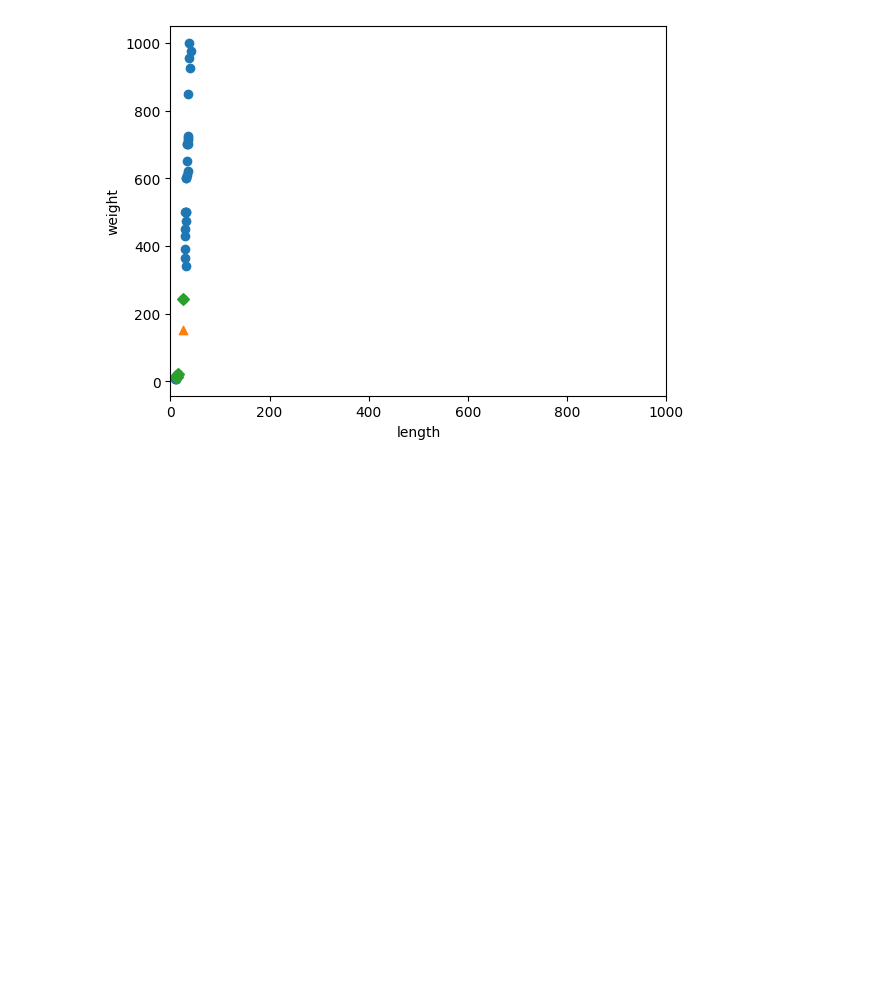
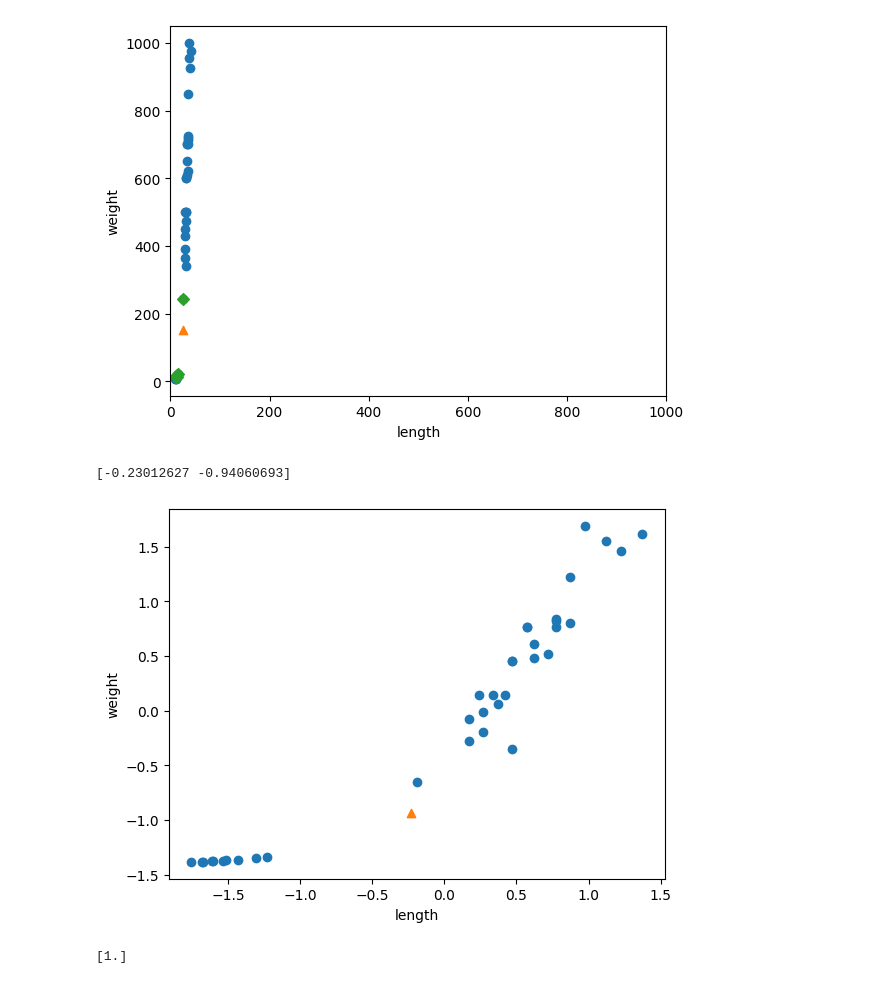
Before and after one commit to donggeunlee77/hg-mldl2, a Jupyter notebook: 연습.ipynb, the cells around one changed output. Drawn from its saved outputs; the diff is of its cells as text; code cells hidden in the pictures; blank space fills up the shorter version.

```diff
--- a/연습.ipynb
+++ b/연습.ipynb
@@ -128,3 +128,32 @@ plt.ylabel('weight')
 plt.show()
 # %% [output]
 [figure]
+# %%
+mean = np.mean(train_input, axis=0)
+std = np.std(train_input, axis=0)
+print (mean, std)
+
+train_scaled = (train_input - mean) / std
+print(train_scaled)
+# %%
+new = ([25,150] - mean)/std
+print(new)
+# %% [output]
+[-0.23012627 -0.94060693]
+# %%
+plt.scatter(train_scaled[:, 0], train_scaled[:, 1])
+plt.scatter(new[0], new[1], marker='^')
+plt.xlabel('length')
+plt.ylabel('weight')
+plt.show()
+# %% [output]
+[figure, added]
+# %%
+kn.fit(train_scaled, train_target)
+
+test_scaled = (test_input - mean) / std
+kn.score(test_scaled, test_target)
+
+print(kn.predict([new]))
+# %% [output]
+[1.]
```
Also changed, not shown: parts of 7 cells of this notebook.
